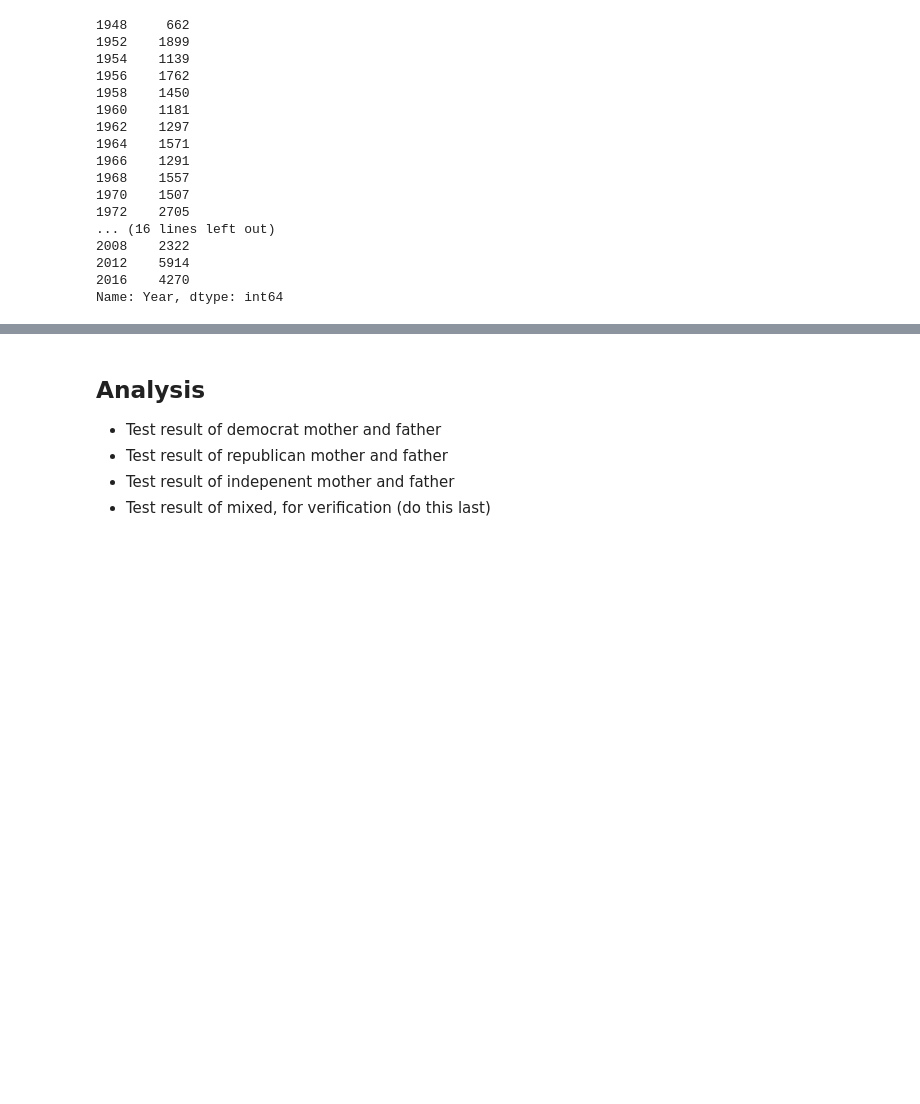
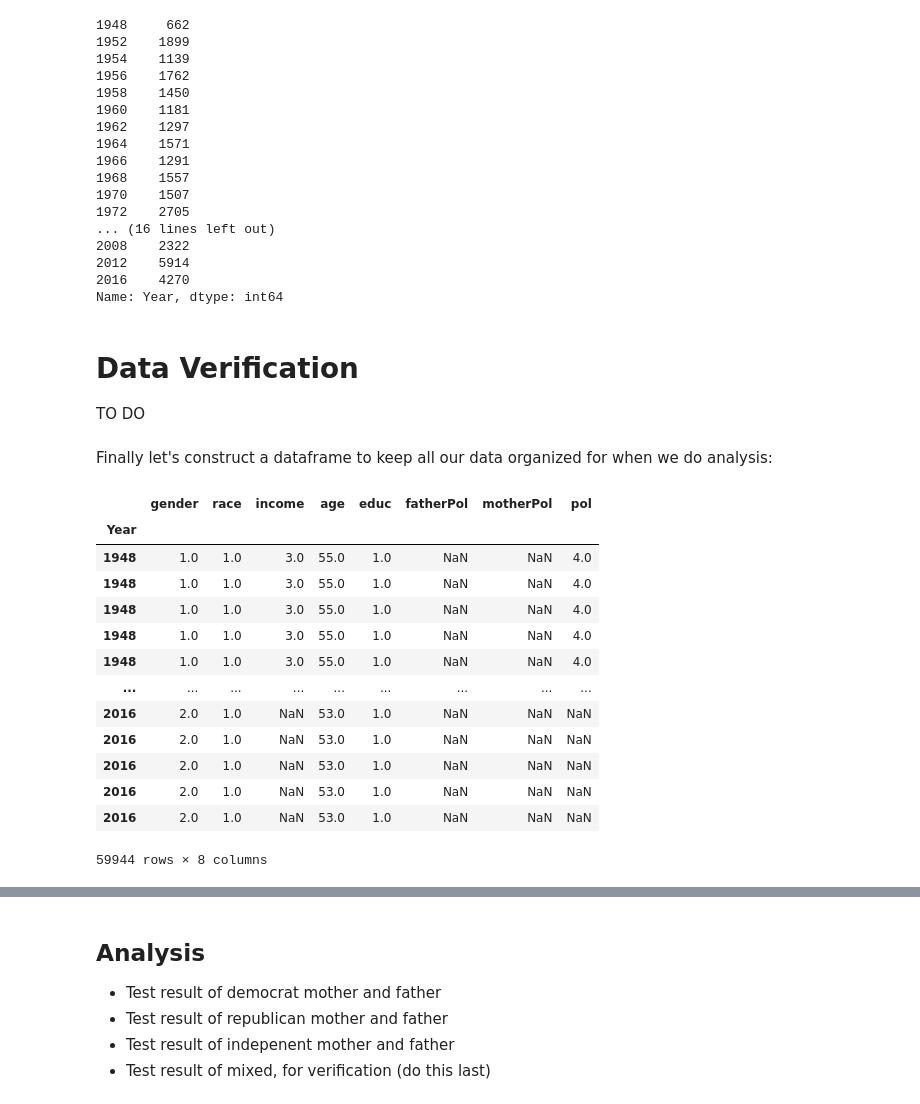
Before and after one commit to mstites/parentPoliticalCorr, a Jupyter notebook: project.ipynb, the cells around one changed output, grey strips where cells are left out. Saved outputs shown, nothing was run; the diff lists cells and outputs as text; code cells hidden in the pictures; blank space fills up the shorter version.

Commit message:
Load all variables and start process for cleaning and analysis

```diff
--- a/project.ipynb
+++ b/project.ipynb
@@ -46,7 +184,8 @@ anes
 # %% [markdown]
 Load and clean the variables for the respondent's parent's political affiliation:
 # %%
-fatherPol = anes['VCF0306']
+fatherPol = anes['VCF0306'].replace([0, 4, 9], np.nan)
+# 0, 4, and 9 represent "NA", "Other" and  "Don't know" respectively
 fatherPol.name='DadPol'
 values(fatherPol)
 # %% [output]
@@ -59,6 +195,6 @@ values(fatherPol)
 Name: DadPol, dtype: int64
 # %%
-motherPol = anes['VCF0307']
+motherPol = anes['VCF0307'].replace([0, 4, 9], np.nan)
 motherPol.name='MomPol'
 values(motherPol)
 # %% [output]
@@ -74,4 +218,5 @@ And clean the data. The values 0, 4, and 9 represent "NA", "Other" and  "Don't k
 # %%
-fatherPolClean = fatherPol.replace([0, 4, 9], np.nan)
-values(fatherPolClean)
+pol = anes['VCF0301'].replace(0, np.nan)
+pol.name='PolView'
+values(pol)
 # %% [output]
@@ -101,5 +230,0 @@ Now let's load and clean the variable for the respondent's political affiliation
-# %%
-pol = anes['VCF0301']
-pol.name='PolView'
-polClean = pol.replace([0], np.nan)
-values(polClean)
@@ -136,3 +264,27 @@ values(year)
 2012    5914
 2016    4270
 Name: Year, dtype: int64
+# %% [markdown]
+# Data Verification
+TO DO
+# %% [markdown]
+Finally let's construct a dataframe to keep all our data organized for when we do analysis:
+# %%
+d = {'gender': gender, 'race': race, 'income': income, 'age': age, 'educ':educ, 'fatherPol':fatherPol, 'motherPol': motherPol, 'pol': pol}
+data = pd.DataFrame(index=year, data=d)
+data
+# %% [output]
+|  | gender | race | income | age | educ | fatherPol | motherPol | pol |
+| Year |  |  |  |  |  |  |  |  |
+| 1948 | 1.0 | 1.0 | 3.0 | 55.0 | 1.0 | NaN | NaN | 4.0 |
+| 1948 | 1.0 | 1.0 | 3.0 | 55.0 | 1.0 | NaN | NaN | 4.0 |
+| 1948 | 1.0 | 1.0 | 3.0 | 55.0 | 1.0 | NaN | NaN | 4.0 |
+| 1948 | 1.0 | 1.0 | 3.0 | 55.0 | 1.0 | NaN | NaN | 4.0 |
+| 1948 | 1.0 | 1.0 | 3.0 | 55.0 | 1.0 | NaN | NaN | 4.0 |
+| ... | ... | ... | ... | ... | ... | ... | ... | ... |
+| 2016 | 2.0 | 1.0 | NaN | 53.0 | 1.0 | NaN | NaN | NaN |
+| 2016 | 2.0 | 1.0 | NaN | 53.0 | 1.0 | NaN | NaN | NaN |
+| 2016 | 2.0 | 1.0 | NaN | 53.0 | 1.0 | NaN | NaN | NaN |
+| 2016 | 2.0 | 1.0 | NaN | 53.0 | 1.0 | NaN | NaN | NaN |
+| 2016 | 2.0 | 1.0 | NaN | 53.0 | 1.0 | NaN | NaN | NaN |
+59944 rows × 8 columns
```
Also changed, not shown: parts of 40 cells of this notebook.
